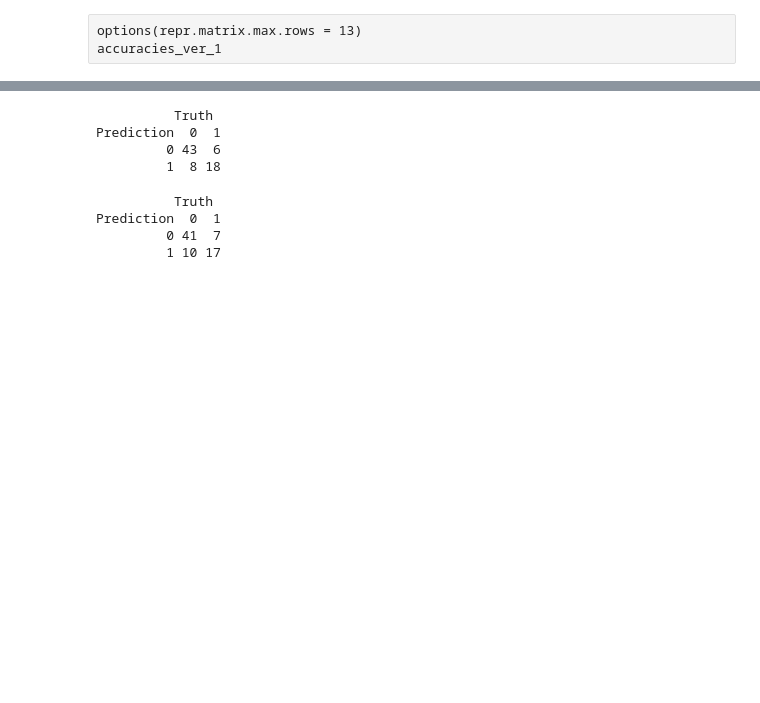
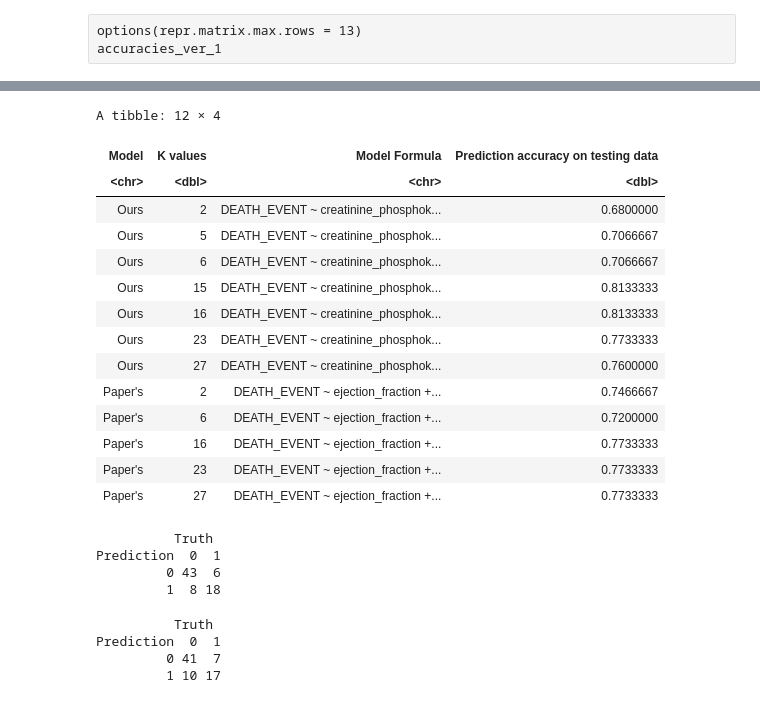
Before and after one commit to ShiyuDeng-Simon/group_project, a Jupyter notebook: Proposal.ipynb, the cells around one changed output, grey strips where cells are left out. Saved outputs shown, nothing was run; the diff lists cells and outputs as text; code cells hidden in the pictures; blank space fills up the shorter version.

```diff
--- a/Proposal.ipynb
+++ b/Proposal.ipynb
@@ -938,2 +1119,30 @@ hf_conf_mat_paper <- hf_predictions_paper |>
+# %%
+# Find the best model based on the paper and test it against the testing set, version 5, using K = 27
+set.seed(2130)
+
+best_k_paper_27 <- 27
+
+#1. Make the recipe (what are the predictors, which is the response variable, what is the data set)
+knn_recipe_paper_best <- recipe(DEATH_EVENT ~ ejection_fraction + serum_creatinine, data = balanced_data)
+
+knn_spec_paper_best_k_27 <- nearest_neighbor(weight_func = "rectangular", neighbors = best_k_paper_27) |>
+    set_engine("kknn") |>
+    set_mode("classification")
+
+knn_best_fit_paper_k_27 <- workflow() |>
+    add_recipe(knn_recipe_paper_best) |>
+    add_model(knn_spec_paper_best_k_27) |>
+    fit(data = balanced_data)
+
+
+hf_predictions_paper_k_27 <- predict(knn_best_fit_paper_k_27, testing_data) |>
+    bind_cols(testing_data)
+
+hf_metrics_paper_k_27 <- hf_predictions_paper_k_27 |>
+    metrics(truth = DEATH_EVENT, estimate = .pred_class) |>
+    filter(.metric == "accuracy")
+
+hf_conf_mat_paper_k_27 <- hf_predictions_paper_k_27 |>
+    conf_mat(truth = DEATH_EVENT, estimate = .pred_class)
 # %%
 # Compare our model and the paper model
@@ -962 +1221,20 @@ A tibble: 2 × 3
+# %%
+options(repr.matrix.max.rows = 12)
+prediction_summary
+# %% [output]
+A tibble: 12 × 4
+| Model | K values | Model Formula | Prediction accuracy on testing data |
+| <chr> | <dbl> | <chr> | <dbl> |
+| Ours | 2 | DEATH_EVENT ~ creatinine_phosphok... | 0.6800000 |
+| Ours | 5 | DEATH_EVENT ~ creatinine_phosphok... | 0.7066667 |
+| Ours | 6 | DEATH_EVENT ~ creatinine_phosphok... | 0.7066667 |
+| Ours | 15 | DEATH_EVENT ~ creatinine_phosphok... | 0.8133333 |
+| Ours | 16 | DEATH_EVENT ~ creatinine_phosphok... | 0.8133333 |
+| Ours | 23 | DEATH_EVENT ~ creatinine_phosphok... | 0.7733333 |
+| Ours | 27 | DEATH_EVENT ~ creatinine_phosphok... | 0.7600000 |
+| Paper's | 2 | DEATH_EVENT ~ ejection_fraction +... | 0.7466667 |
+| Paper's | 6 | DEATH_EVENT ~ ejection_fraction +... | 0.7200000 |
+| Paper's | 16 | DEATH_EVENT ~ ejection_fraction +... | 0.7733333 |
+| Paper's | 23 | DEATH_EVENT ~ ejection_fraction +... | 0.7733333 |
+| Paper's | 27 | DEATH_EVENT ~ ejection_fraction +... | 0.7733333 |
 # %%
```
Also changed, not shown: parts of 29 cells of this notebook.
